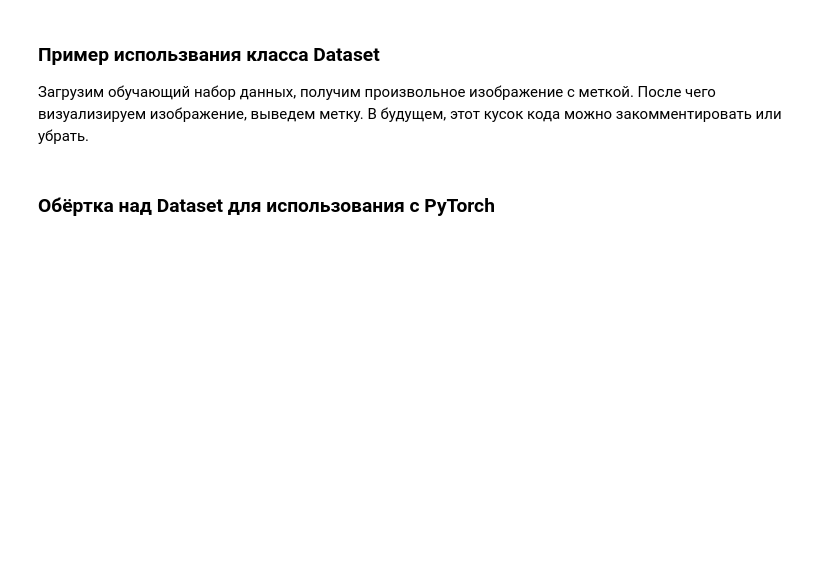
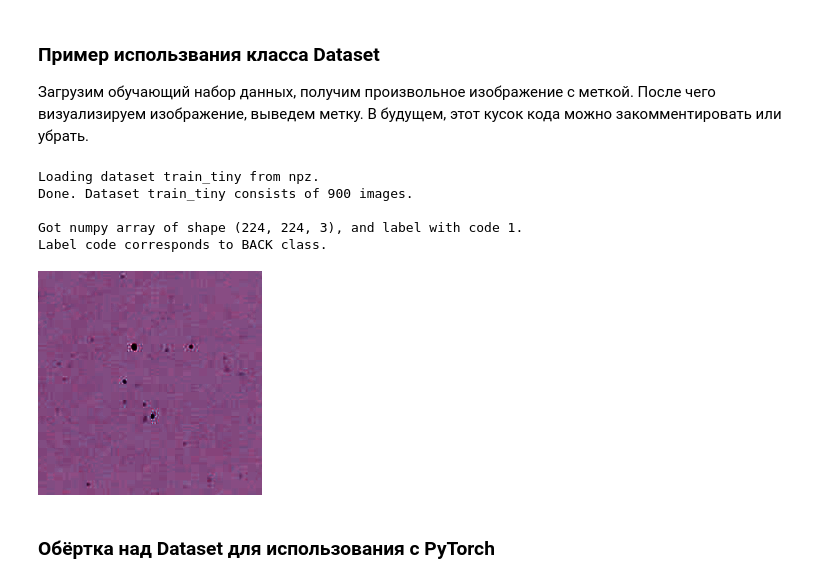
Before and after one commit to Daniich/nnip_prac_1, a Jupyter notebook: problem.ipynb, the cells around one changed output. Saved outputs shown, nothing was run; the diff lists cells and outputs as text; code cells hidden in the pictures; blank space fills up the shorter version.

```diff
--- a/problem.ipynb
+++ b/problem.ipynb
@@ -86,15 +145,22 @@ class Dataset:
 ### Пример использвания класса Dataset
 Загрузим обучающий набор данных, получим произвольное изображение с меткой. После чего визуализируем изображение, выведем метку. В будущем, этот кусок кода можно закомментировать или убрать.
 # %%
-d_train_tiny = Dataset('train_tiny')
+# d_train_tiny = Dataset('train_tiny')
 
-img, lbl = d_train_tiny.random_image_with_label()
-print()
-print(f'Got numpy array of shape {img.shape}, and label with code {lbl}.')
-print(f'Label code corresponds to {TISSUE_CLASSES[lbl]} class.')
+# img, lbl = d_train_tiny.random_image_with_label()
+# print()
+# print(f'Got numpy array of shape {img.shape}, and label with code {lbl}.')
+# print(f'Label code corresponds to {TISSUE_CLASSES[lbl]} class.')
 
-pil_img = Image.fromarray(img)
-IPython.display.display(pil_img)
+# pil_img = Image.fromarray(img)
+# IPython.display.display(pil_img)
+# %% [output]
+Loading dataset train_tiny from npz.
+Done. Dataset train_tiny consists of 900 images.
+
+Got numpy array of shape (224, 224, 3), and label with code 1.
+Label code corresponds to BACK class.
+[figure, added]
 # %% [markdown]
 ### Обёртка над Dataset для использования с PyTorch
 # %%
```
Also changed, not shown: parts of 20 cells of this notebook.
